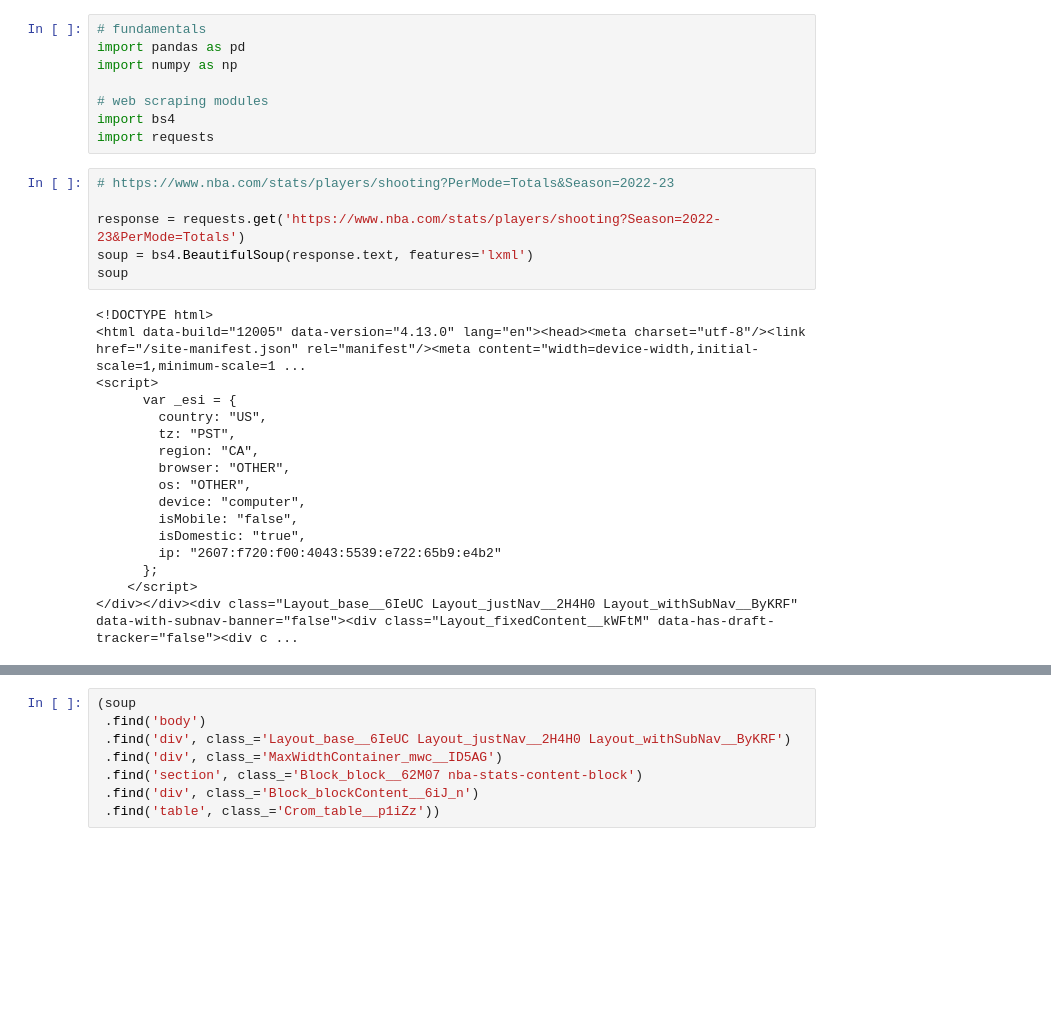
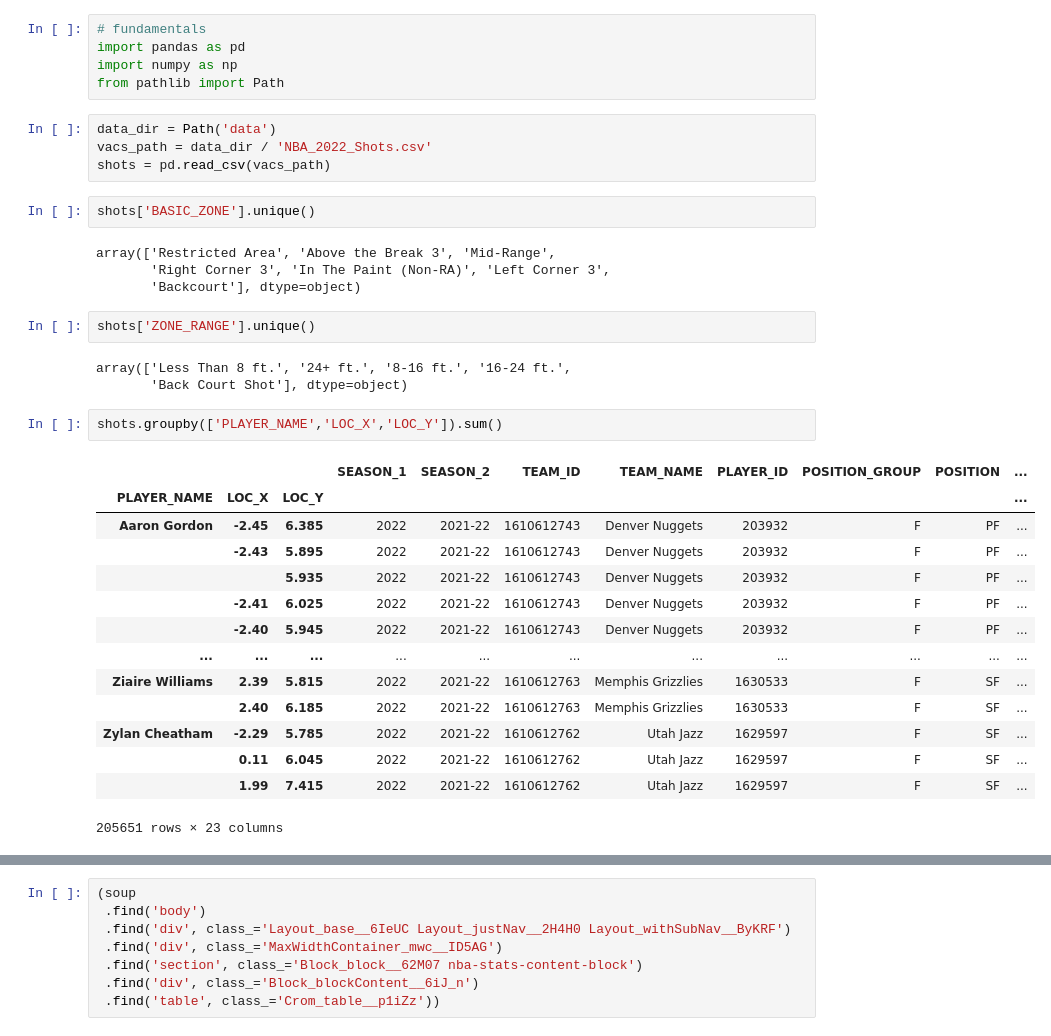
Before and after one commit to m1nce/nba-shots, a Jupyter notebook: api-scrape.ipynb, the cells around one changed output, grey strips where cells are left out. Cells and saved outputs as stored; diff of their text form; blank space fills up the shorter version.

```diff
--- a/api-scrape.ipynb
+++ b/api-scrape.ipynb
@@ -2,31 +2,37 @@
 # fundamentals
 import pandas as pd
 import numpy as np
-
-# web scraping modules
-import bs4
-import requests
+from pathlib import Path
 # %%
-# https://www.nba.com/stats/players/shooting?PerMode=Totals&Season=2022-23
-
-response = requests.get('https://www.nba.com/stats/players/shooting?Season=2022-23&PerMode=Totals')
-soup = bs4.BeautifulSoup(response.text, features='lxml')
-soup
+data_dir = Path('data')
+vacs_path = data_dir / 'NBA_2022_Shots.csv'
+shots = pd.read_csv(vacs_path)
-# %% [output]
-<!DOCTYPE html>
-<html data-build="12005" data-version="4.13.0" lang="en"><head><meta charset="utf-8"/><link href="/site-manifest.json" rel="manifest"/><meta content="width=device-width,initial-scale=1,minimum-scale=1 ...
-<script>
-      var _esi = {
-        country: "US",
-        tz: "PST",
-        region: "CA",
-        browser: "OTHER",
-        os: "OTHER",
-        device: "computer",
-        isMobile: "false",
-        isDomestic: "true",
-        ip: "2607:f720:f00:4043:5539:e722:65b9:e4b2"
-      };
-    </script>
-</div></div><div class="Layout_base__6IeUC Layout_justNav__2H4H0 Layout_withSubNav__ByKRF" data-with-subnav-banner="false"><div class="Layout_fixedContent__kWFtM" data-has-draft-tracker="false"><div c ...
+# %%
+shots['BASIC_ZONE'].unique()
+# %% [output]
+array(['Restricted Area', 'Above the Break 3', 'Mid-Range',
+       'Right Corner 3', 'In The Paint (Non-RA)', 'Left Corner 3',
+       'Backcourt'], dtype=object)
+# %%
+shots['ZONE_RANGE'].unique()
+# %% [output]
+array(['Less Than 8 ft.', '24+ ft.', '8-16 ft.', '16-24 ft.',
+       'Back Court Shot'], dtype=object)
+# %%
+shots.groupby(['PLAYER_NAME','LOC_X','LOC_Y']).sum()
+# %% [output]
+|  |  |  | SEASON_1 | SEASON_2 | TEAM_ID | TEAM_NAME | PLAYER_ID | POSITION_GROUP | POSITION | ... |
+| PLAYER_NAME | LOC_X | LOC_Y |  |  |  |  |  |  |  | ... |
+| Aaron Gordon | -2.45 | 6.385 | 2022 | 2021-22 | 1610612743 | Denver Nuggets | 203932 | F | PF | ... |
+|  | -2.43 | 5.895 | 2022 | 2021-22 | 1610612743 | Denver Nuggets | 203932 | F | PF | ... |
+|  |  | 5.935 | 2022 | 2021-22 | 1610612743 | Denver Nuggets | 203932 | F | PF | ... |
+|  | -2.41 | 6.025 | 2022 | 2021-22 | 1610612743 | Denver Nuggets | 203932 | F | PF | ... |
+|  | -2.40 | 5.945 | 2022 | 2021-22 | 1610612743 | Denver Nuggets | 203932 | F | PF | ... |
+| ... | ... | ... | ... | ... | ... | ... | ... | ... | ... | ... |
+| Ziaire Williams | 2.39 | 5.815 | 2022 | 2021-22 | 1610612763 | Memphis Grizzlies | 1630533 | F | SF | ... |
+|  | 2.40 | 6.185 | 2022 | 2021-22 | 1610612763 | Memphis Grizzlies | 1630533 | F | SF | ... |
+| Zylan Cheatham | -2.29 | 5.785 | 2022 | 2021-22 | 1610612762 | Utah Jazz | 1629597 | F | SF | ... |
+|  | 0.11 | 6.045 | 2022 | 2021-22 | 1610612762 | Utah Jazz | 1629597 | F | SF | ... |
+|  | 1.99 | 7.415 | 2022 | 2021-22 | 1610612762 | Utah Jazz | 1629597 | F | SF | ... |
+205651 rows × 23 columns
 # %%
```
Also changed, not shown: parts of 1 cell of this notebook, 19 other files.
